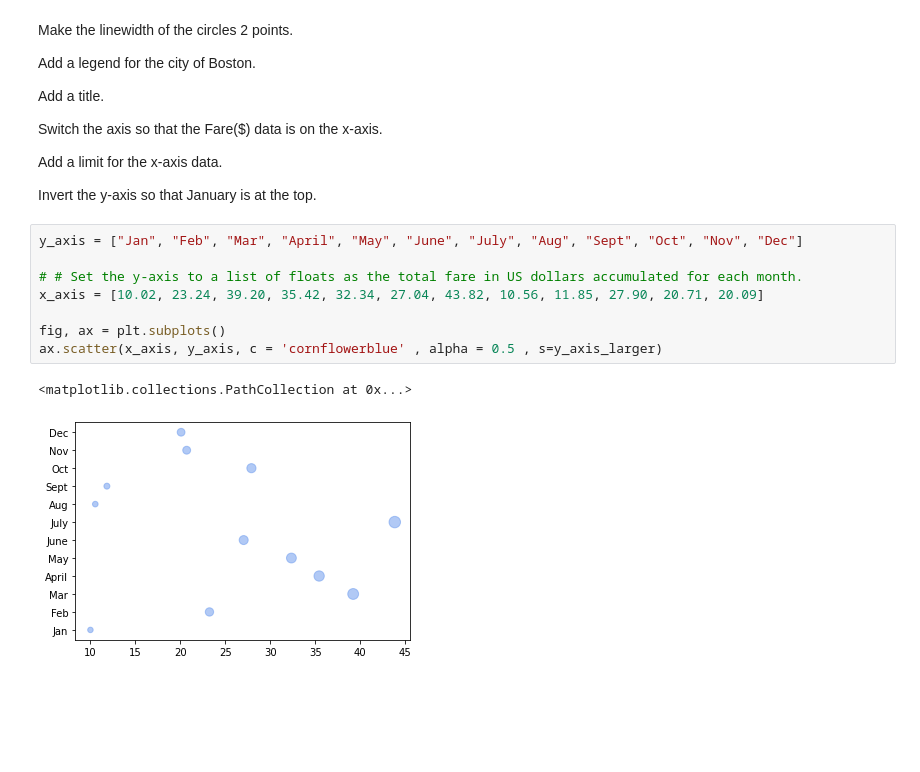
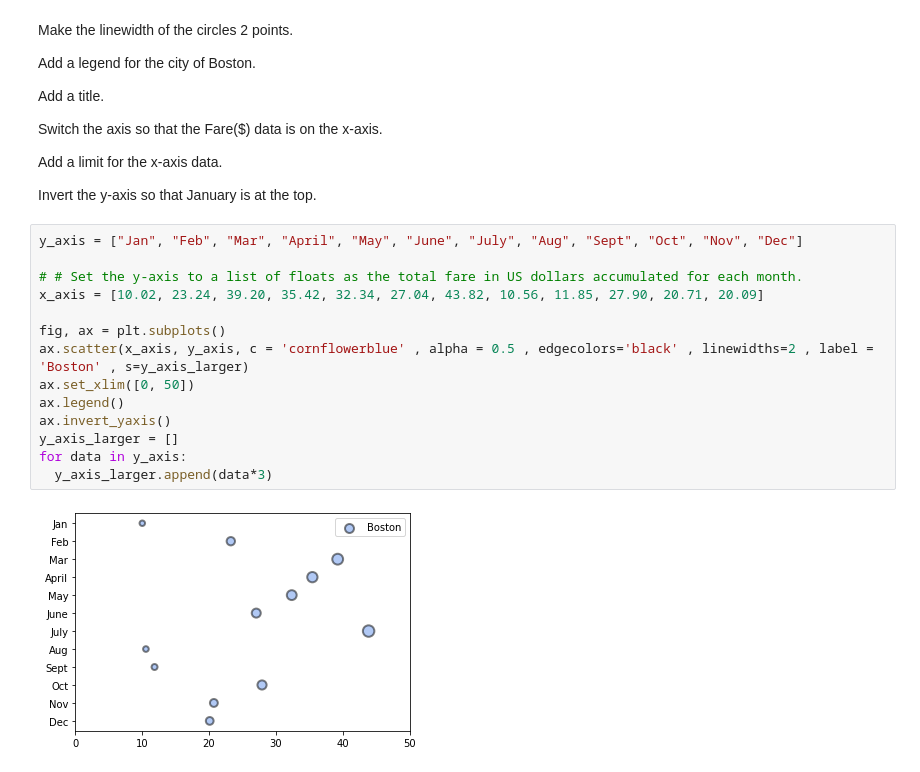
Before and after one commit to cameronmitchell18/PyBer-Analysis-Practice, a Jupyter notebook: PyBer_Practice.ipynb, the cells around one changed output. Drawn from its saved outputs; the diff is of its cells as text; blank space fills up the shorter version.

Commit message:
bubble plot skill drill

```diff
--- a/PyBer_Practice.ipynb
+++ b/PyBer_Practice.ipynb
@@ -368,11 +368,16 @@ Invert the y-axis so that January is at the top.
 # %%
 y_axis = ["Jan", "Feb", "Mar", "April", "May", "June", "July", "Aug", "Sept", "Oct", "Nov", "Dec"]
 
 # # Set the y-axis to a list of floats as the total fare in US dollars accumulated for each month.
 x_axis = [10.02, 23.24, 39.20, 35.42, 32.34, 27.04, 43.82, 10.56, 11.85, 27.90, 20.71, 20.09]
 
 fig, ax = plt.subplots()
-ax.scatter(x_axis, y_axis, c = 'cornflowerblue' , alpha = 0.5 , s=y_axis_larger)
+ax.scatter(x_axis, y_axis, c = 'cornflowerblue' , alpha = 0.5 , edgecolors='black' , linewidths=2 , label = 'Boston' , s=y_axis_larger)
+ax.set_xlim([0, 50])
+ax.legend()
+ax.invert_yaxis()
+y_axis_larger = []
+for data in y_axis:
+  y_axis_larger.append(data*3)
 # %% [output]
-<matplotlib.collections.PathCollection at 0x...>
-[figure, old version]
+[figure, new version]
```
